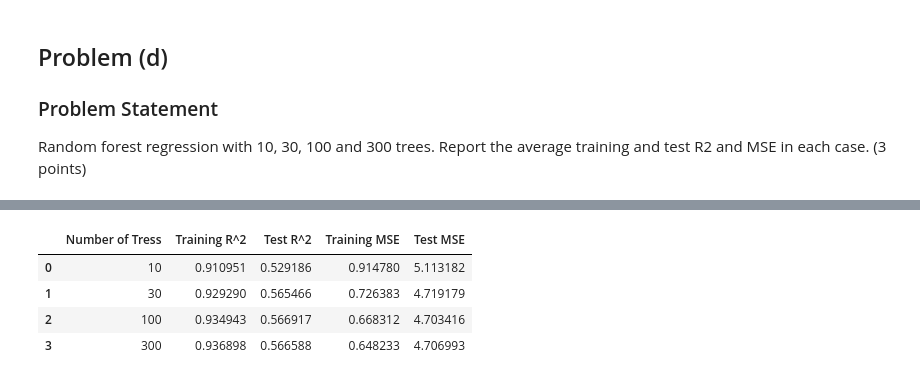
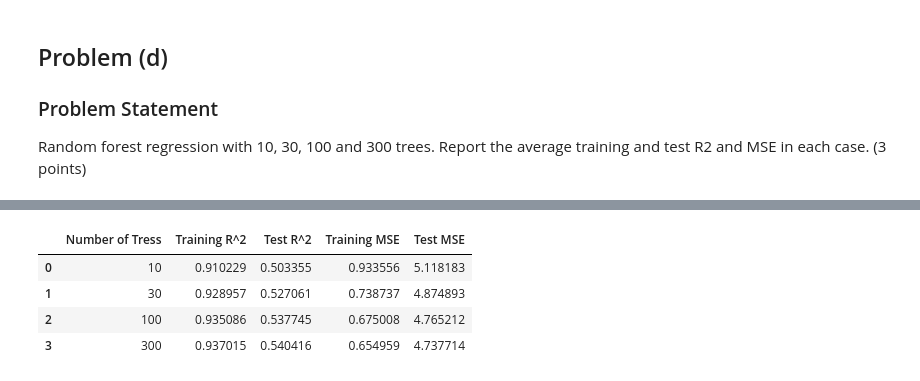
Before and after one commit to mao1756/STA5635_fa23, a Jupyter notebook: HW2/HW2.ipynb, the cells around one changed output, grey strips where cells are left out. Saved outputs shown, nothing was run; the diff lists cells and outputs as text; code cells hidden in the pictures.

```diff
--- a/HW2/HW2.ipynb
+++ b/HW2/HW2.ipynb
@@ -12,13 +12,6 @@ from sklearn.ensemble import RandomForestRegressor
 abalone = pd.read_csv('./abalone.csv', header=None)
 abalone_x = abalone.iloc[:,:-1]
 abalone_y = abalone.iloc[:,-1]
-
-# Split
-abalone_x_train, abalone_x_test, abalone_y_train, abalone_y_test = train_test_split(abalone_x,
-                                                                                    abalone_y,
-                                                                                    test_size=0.2,
-                                                                                    shuffle = True,
-                                                                                    random_state = 0)
 # %% [markdown]
 # Homework 2
 Author: Mao Nishino
@@ -158,33 +207,59 @@ training and test R2 and MSE in each case. (3 points)
 # %%
 num_trees = [10, 30, 100, 300]
 
-train_R2s = []
-test_R2s = []
-train_MSEs = []
-test_MSEs = []
+avg_train_R2s = np.zeros(4)
+avg_test_R2s = np.zeros(4)
+avg_train_MSEs = np.zeros(4)
+avg_test_MSEs = np.zeros(4)
 
-for num_tree in num_trees:
-    regforest = RandomForestRegressor(n_estimators = num_tree,
-                                      random_state = 0)
-    regforest.fit(abalone_x_train, abalone_y_train)
+for i in range(20):
+    # Split
+    abalone_x_train, abalone_x_test, abalone_y_train, abalone_y_test = train_test_split(abalone_x,
+                                                                                    abalone_y,
+                                                                                    test_size=0.15,
+                                                                                    shuffle = True)
+    train_R2s = []
+    test_R2s = []
+    train_MSEs = []
+    test_MSEs = []
 
-    y_train_pred = regforest.predict(abalone_x_train)
-    y_test_pred = regforest.predict(abalone_x_test)
+    for num_tree in num_trees:
+        regforest = RandomForestRegressor(n_estimators = num_tree,
+                                          random_state = 0)
+        regforest.fit(abalone_x_train, abalone_y_train)
 
-    train_R2s.append(r2_score(abalone_y_train, y_train_pred))
-    test_R2s.append(r2_score(abalone_y_test, y_test_pred))
-    train_MSEs.append(mean_squared_error(abalone_y_train, y_train_pred))
-    test_MSEs.append(mean_squared_error(abalone_y_test, y_test_pred))
+        y_train_pred = regforest.predict(abalone_x_train)
+        y_test_pred = regforest.predict(abalone_x_test)
+
+        train_R2s.append(r2_score(abalone_y_train, y_train_pred))
+        test_R2s.append(r2_score(abalone_y_test, y_test_pred))
+        train_MSEs.append(mean_squared_error(abalone_y_train, y_train_pred))
+        test_MSEs.append(mean_squared_error(abalone_y_test, y_test_pred))
+
+    train_R2s = np.array(train_R2s)
+    test_R2s = np.array(test_R2s)
+    train_MSEs = np.array(train_MSEs)
+    test_MSEs = np.array(test_MSEs)
+
+    avg_train_R2s += train_R2s
+    avg_test_R2s += test_R2s
+    avg_train_MSEs += train_MSEs
+    avg_test_MSEs += test_MSEs
+
+avg_train_R2s /= 20
+avg_test_R2s /= 20
+avg_train_MSEs /= 20
+avg_test_MSEs /= 20
 
 table = {
-    'Number of Tress' : num_trees,
-    'Training R^2' : train_R2s,
-    'Test R^2' : test_R2s,
-    'Training MSE' : train_MSEs,
-    'Test MSE' : test_MSEs
-}
+        'Number of Tress' : num_trees,
+        'Training R^2' : avg_train_R2s,
+        'Test R^2' : avg_test_R2s,
+        'Training MSE' : avg_train_MSEs,
+        'Test MSE' : avg_test_MSEs
+    }
 df = pd.DataFrame(table)
 
-print('The following shows the training and the test R^2s and the MSEs.')
+print('The following shows the average training and the test R^2s and the MSEs.')
 df
 # %% [output]
@@ -192,5 +267,5 @@ The following shows the training and the test R^2s and the MSEs.
 |  | Number of Tress | Training R^2 | Test R^2 | Training MSE | Test MSE |
-| 0 | 10 | 0.910951 | 0.529186 | 0.914780 | 5.113182 |
-| 1 | 30 | 0.929290 | 0.565466 | 0.726383 | 4.719179 |
-| 2 | 100 | 0.934943 | 0.566917 | 0.668312 | 4.703416 |
-| 3 | 300 | 0.936898 | 0.566588 | 0.648233 | 4.706993 |
+| 0 | 10 | 0.910229 | 0.503355 | 0.933556 | 5.118183 |
+| 1 | 30 | 0.928957 | 0.527061 | 0.738737 | 4.874893 |
+| 2 | 100 | 0.935086 | 0.537745 | 0.675008 | 4.765212 |
+| 3 | 300 | 0.937015 | 0.540416 | 0.654959 | 4.737714 |
```
Also changed, not shown: parts of 4 cells of this notebook, 1 other file.
